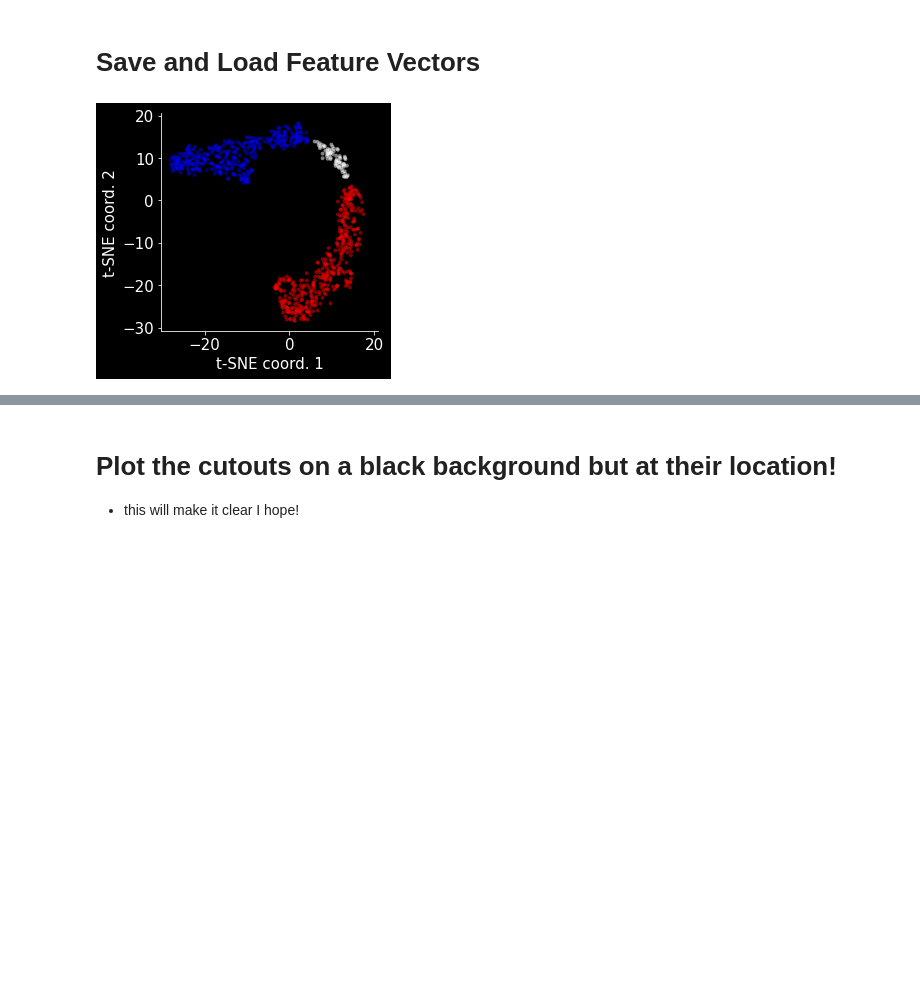
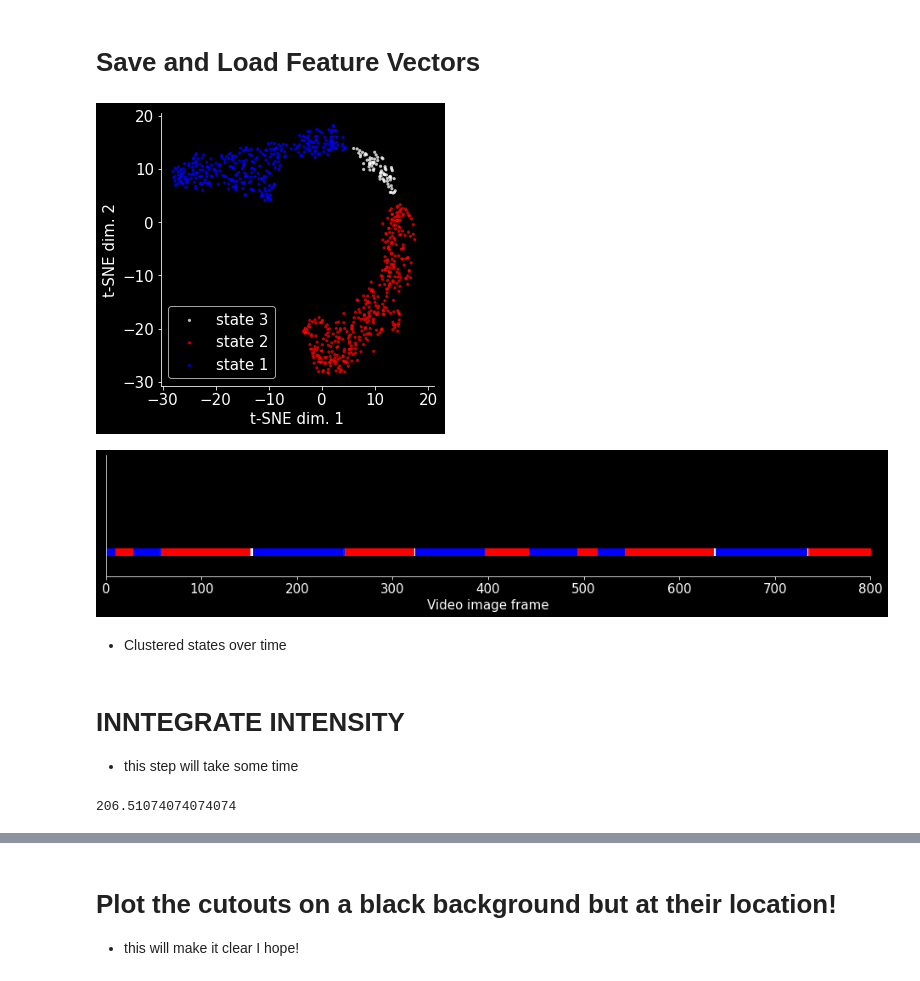
Before and after one commit to mikehemberger/totems, a Jupyter notebook: prototype-v1-mvi-7423-annotated.ipynb, the cells around one changed output, grey strips where cells are left out. Drawn from its saved outputs; the diff is of its cells as text; code cells hidden in the pictures; blank space fills up the shorter version.

Commit message:
Update README and figures

```diff
--- a/prototype-v1-mvi-7423-annotated.ipynb
+++ b/prototype-v1-mvi-7423-annotated.ipynb
@@ -428,26 +244,51 @@ tsne = TSNE(n_components=2, perplexity=50, early_exaggeration=150, learning_rate
 features_embedded = tsne.fit_transform(fvs)
 # %%
 clusters = { #[[xmin, xmax],[ymin, ymax]]
-    1 : [[-10, 20], [-30, 4]],
-    2 : [[5, 20], [5, 15]],
-    3 : [[-30, 4.9], [0, 20]],
+    1 : [[5, 20], [5, 15]],
+    3 : [[-10, 20], [-30, 4]],
+    2 : [[-30, 4.9], [0, 20]],
 }
+cluster_names = ["state 1", "state 2", "state 3"]
+cluster_names = sorted(cluster_names, reverse=True)
+
 idxs = list()
 for idx, xy in clusters.items():
     xidx = (features_embedded[:, 0] > xy[0][0]) & (features_embedded[:, 0] < xy[0][1])
     yidx = (features_embedded[:, 1] > xy[1][0]) & (features_embedded[:, 1] < xy[1][1])
     idxs.append(np.where((xidx & yidx))[0])
 
-ccolors = ["r", "w", "b"]
-plt.figure(figsize=(4,4))
-for cidx, c in zip(idxs, ccolors):
-    plt.scatter(features_embedded[cidx, 0], features_embedded[cidx, 1], color=c, alpha=.5, edgecolors="none", s=15)
+# idxs is "cluster_id"
+ccolors = ["w", "r", "b"]
+plt.figure(figsize=(5,5))
+for nth, (cidx, c) in enumerate(zip(idxs, ccolors)):
+    plt.scatter(features_embedded[cidx, 0], features_embedded[cidx, 1], color=c, alpha=.75, edgecolors="none", s=10, label=f"{cluster_names[nth]}")
 plt.axis("square")
-plt.xlabel("t-SNE coord. 1")
-plt.ylabel("t-SNE coord. 2")
-plt.savefig("./data/data-prototype/dataset_v1/prototype-v1-mvi-7423-fv-tSNE.jpg", dpi=300)
+plt.xlabel("t-SNE dim. 1")
+plt.ylabel("t-SNE dim. 2")
+plt.tight_layout()
+plt.legend()
+
+plt.savefig("./data/data-prototype/dataset_v1/prototype-v1-mvi-7423-fv-tSNE_.jpg", dpi=300)
+
+#
+
+plt.figure(figsize=(13,3))
+for cidx, c, cnames in zip(idxs, ccolors, cluster_names):
+    plt.scatter(cidx, np.ones(len(cidx)), marker="s", color=c, s=50, alpha=.9, label=cnames)
+
+
+plt.xlabel("Video image frame")
+plt.yticks(ticks=[]);
+
+plt.tight_layout()
+plt.ylim([.975, 1.1])
+plt.xlim([0, 800])
+plt.savefig("./data/data-prototype/dataset_v1/prototype-v1-mvi-7423-tSNE-states-over-time_.jpg", dpi=300)
 # %% [output]
-[figure, old version]
+[figure, new version]
+[figure, added]
+# %% [markdown]
+- Clustered states over time
 # %%
 # VIDEO for .gif making
 filenames = df["filename"].tolist()
@@ -463,3 +304,36 @@ for nth, cid in enumerate(idxs):
     video.release()
 
     # create gifs later
+# %% [markdown]
+# INNTEGRATE INTENSITY
+- this step will take some time
+# %%
+
+xoffset = 10 * 1.5  # Enlarge bbox
+yoffset = 10 * 1.5
+bboxes_ = list()
+
+for c__ in centers:
+    x, y = c__
+    x_min = max(0, x - xoffset)
+    y_min = max(0, y - yoffset)
+    x_max = x + xoffset
+    y_max = y + yoffset
+    bboxes_.append([int(y_min), int(y_max), int(x_min), int(x_max)])
+
+
+xframes = [int(n) for n in range(len(df))]
+mat = np.zeros((len(xframes), len(centers)))
+
+for ith, bbox in enumerate(bboxes_):
+    y_min, y_max, x_min, x_max = bbox
+
+    for nth in xframes:
+        intensity_matrix = np.array(Image.open(df.loc[nth, "ori_filepath"]))
+        roi = intensity_matrix[int(y_min):int(y_max), int(x_min):int(x_max)]
+        mat[nth, ith] = np.mean(roi) #/ (20*20)
+
+np.max(mat)
+#np.min(mat)
+# %% [output]
+206.51074074074074
```
Also changed, not shown: parts of 31 cells of this notebook, 9 other files.
